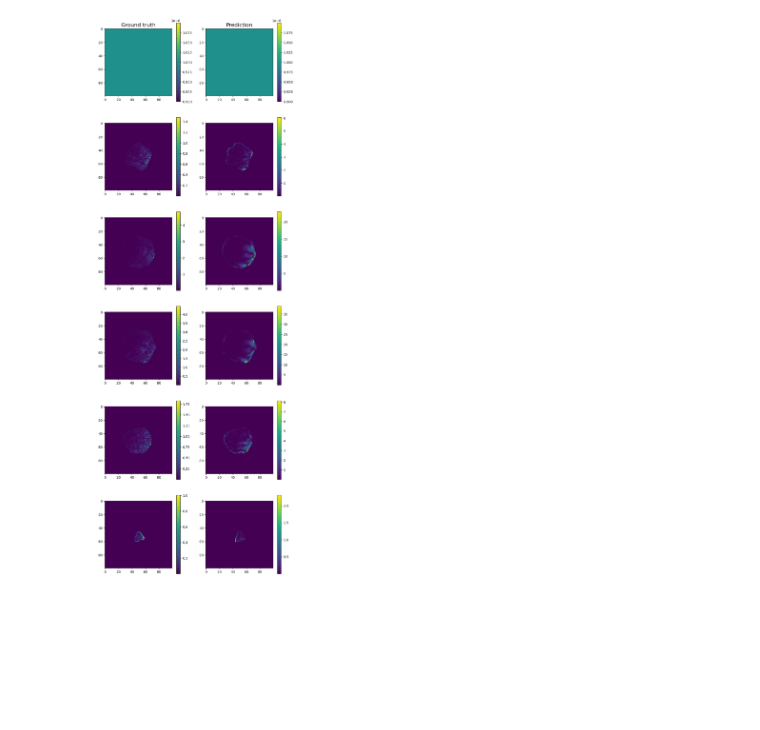
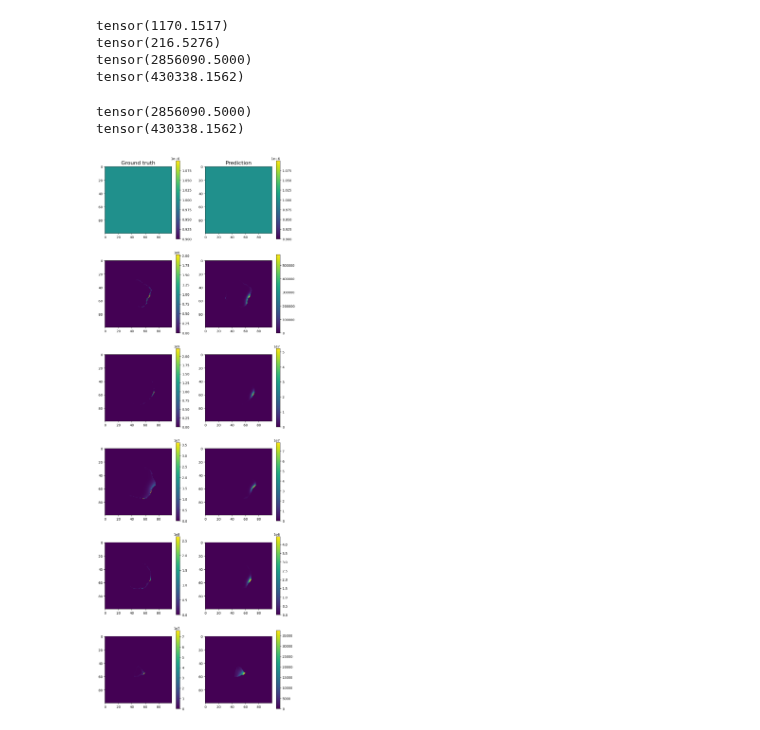
Before and after one commit to badulion/magnet_fno, a Jupyter notebook: results/inference.ipynb, the cells around one changed output. Drawn from its saved outputs; the diff is of its cells as text; code cells hidden in the pictures; blank space fills up the shorter version.

Commit message:
Modified physics loss adaption

```diff
--- a/results/inference.ipynb
+++ b/results/inference.ipynb
@@ -55,6 +55,7 @@ trained_model.eval()
 sample = next(iter(val_loader))
 # %%
 import torch
+import math
 import einops
 
 curl_filter = torch.zeros((3,3,3,3,3), dtype=torch.float32)
@@ -63,18 +64,18 @@ dx = 0.004
 # dVz / dy - dVy / dz
 curl_filter[0,2,1,0,1] = -1 / (2 * dx) # dy
 curl_filter[0,2,1,2,1] = 1 / (2 * dx)  # dy
-curl_filter[0,1,0,1,1] = 1 / (2 * dx)  # dz
-curl_filter[0,1,2,1,1] = -1 / (2 * dx) # dz
+curl_filter[0,1,1,1,0] = 1 / (2 * dx)  # dz
+curl_filter[0,1,1,1,2] = -1 / (2 * dx) # dz
 
 # dVx / dz - dVz / dx
-curl_filter[1,0,0,1,1] = -1 / (2 * dx) # dz
-curl_filter[1,0,2,1,1] = 1 / (2 * dx)  # dz
-curl_filter[1,2,1,1,0] = 1 / (2 * dx)  # dx
-curl_filter[1,2,1,1,2] = -1 / (2 * dx) # dx
+curl_filter[1,0,1,1,0] = -1 / (2 * dx) # dz
+curl_filter[1,0,1,1,2] = 1 / (2 * dx)  # dz
+curl_filter[1,2,0,1,1] = 1 / (2 * dx)  # dx
+curl_filter[1,2,2,1,1] = -1 / (2 * dx) # dx
 
 # dVy / dx - dVx / dy
-curl_filter[2,1,1,1,0] = -1 / (2 * dx) # dx
-curl_filter[2,1,1,1,2] = 1 / (2 * dx)  # dx
+curl_filter[2,1,0,1,1] = -1 / (2 * dx) # dx
+curl_filter[2,1,2,1,1] = 1 / (2 * dx)  # dx
 curl_filter[2,0,1,0,1] = 1 / (2 * dx)  # dy
 curl_filter[2,0,1,2,1] = -1 / (2 * dx) # dy
 
@@ -91,13 +92,13 @@ pred_e_re = pred[:,0:3,:,:,:]
 pred_e_im = pred[:,3:6,:,:,:]
 pred_h_re = pred[:,6:9,:,:,:]
 pred_h_im = pred[:,9:12,:,:,:]
-pred_h_complex = pred_h_re + 1j* pred_h_im
+pred_h_complex = pred_h_re + 1j * pred_h_im
 
 target_e_re = target[:,0:3,:,:,:]
 target_e_im = target[:,3:6,:,:,:]
 target_h_re = target[:,6:9,:,:,:]
 target_h_im = target[:,9:12,:,:,:]
-target_h_complex = target_h_re + 1j* target_h_im
+target_h_complex = target_h_re + 1j * target_h_im
 
 curl_pred_e_re = torch.nn.functional.conv3d(pred_e_re, curl_filter, padding=1)
 curl_pred_e_im = torch.nn.functional.conv3d(pred_e_im, curl_filter, padding=1)
@@ -107,24 +108,42 @@ curl_target_e_im = torch.nn.functional.conv3d(target_e_im, curl_filter, padding=
 curl_pred = curl_pred_e_re + 1j * curl_pred_e_im
 curl_target = curl_target_e_re + 1j * curl_target_e_im
 
-faradays_pred = curl_pred - 1j * 297.2e6 * 1.256637061e-6 * pred_h_complex
-faradays_target = curl_target - 1j * 297.2e6 * 1.256637061e-6 * target_h_complex
+faradays_pred = curl_pred - 1j * 2 * math.pi * 297.2e6 * 1.256637061e-6 * pred_h_complex
+faradays_target = curl_target - 1j * 2 * math.pi * 297.2e6 * 1.256637061e-6 * target_h_complex
 # %%
 from magnet_pinn.losses.utils import DiffFilterFactory
+from magnet_pinn.losses.physics import DivergenceLoss, FaradaysLoss
 
 div_filter = DiffFilterFactory().divergence()
 
 div_pred_re = torch.nn.functional.conv3d(pred[:,6:9,:,:,:], div_filter, padding=1)
+div_pred_im = torch.nn.functional.conv3d(pred[:,9:12,:,:,:], div_filter, padding=1)
 div_target_re = torch.nn.functional.conv3d(target[:,6:9,:,:,:], div_filter, padding=1)
-div_pred_im = torch.nn.functional.conv3d(pred[:,9:12,:,:,:], div_filter, padding=1)
 div_target_im = torch.nn.functional.conv3d(target[:,9:12,:,:,:], div_filter, padding=1)
+
+div = DivergenceLoss()
+far = FaradaysLoss()
+
+div_target = div(target, target, ~subject)
+div_pred = div(pred, target, ~subject)
+print(div_target)
+print(div_pred)
+
+far_target = far(target, target, subject)
+far_pred = far(pred, target, subject)
+print(far_target)
+print(far_pred)
+# %% [output]
+tensor(1170.1517)
+tensor(216.5276)
+tensor(2856090.5000)
+tensor(430338.1562)
 # %%
 import torch
-import einops
 import matplotlib.pyplot as plt
 
-gt = torch.mean(div_target_im.abs(), dim=1)
-pr = torch.mean(div_pred_im.abs(), dim=1)
+gt = torch.mean(faradays_target.abs()**2, dim=1)
+pr = torch.mean(faradays_pred.abs()**2, dim=1)
 
 class ObjectMaskPadding:
     def __init__(self, padding: int = 1):
@@ -134,34 +153,39 @@ class ObjectMaskPadding:
     def __call__(self, input_shape_mask: torch.Tensor) -> torch.Tensor:
         check_border = torch.nn.functional.conv3d(input_shape_mask.type(torch.float32), self.padding_filter, padding=self.padding)
         return check_border == torch.sum(self.padding_filter)
 
 pad = ObjectMaskPadding()
+
+print(torch.mean(gt[subject]))
+print(torch.mean(pr[subject]))
 
 gt[~subject] = 1e-6
 pr[~subject] = 1e-6
 rs = (pr - gt)
 
 # Plot multiple slices of a single sample
 _, axes = plt.subplots(6, 2, figsize=(10, 30))
 titles = ['Ground truth', 'Prediction', 'Residual', 'Ground truth - H', 'Prediction - H', 'Residual - H']
 
 min = torch.min(gt.min(), pr.min())
 max = torch.max(gt.max(), pr.max())
 
 for column, title in zip(axes[0], titles):
     column.set_title(title, fontsize=16)
 
 for row in range(6):
     slice = 20 + row * 10
 
     gt_e = axes[row, 0].imshow(gt[0, :, :, slice], cmap='viridis')
     pr_e = axes[row, 1].imshow(pr[0, :, :, slice], cmap='viridis')
     plt.colorbar(gt_e)
     plt.colorbar(pr_e)
 
 plt.show()
 # %% [output]
+tensor(2856090.5000)
+tensor(430338.1562)
-[figure, old version]
+[figure, new version]
 # %%
 import torch
 import einops
```
Also changed, not shown: 1 other file.
